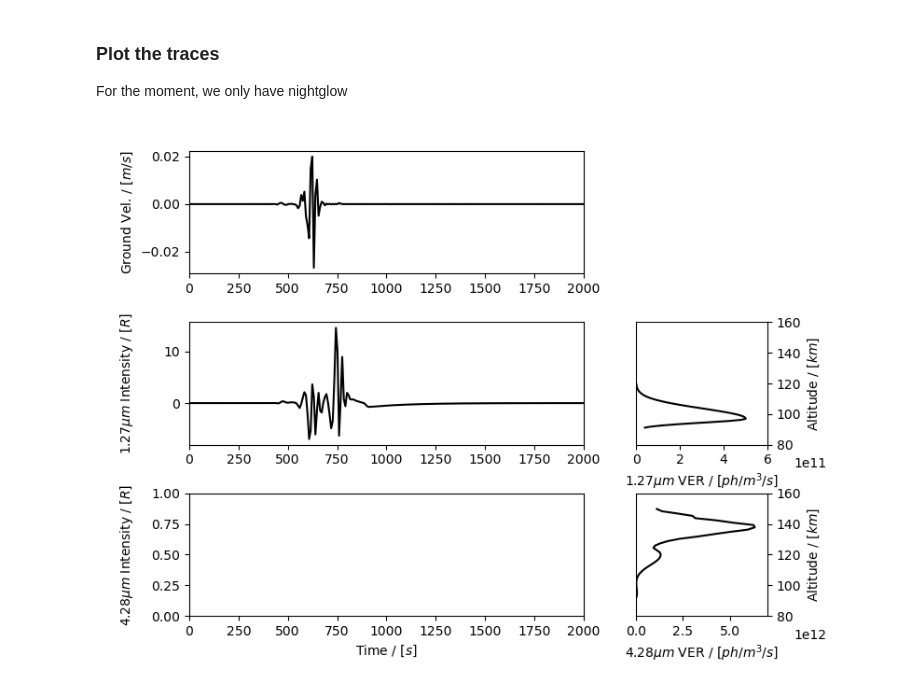
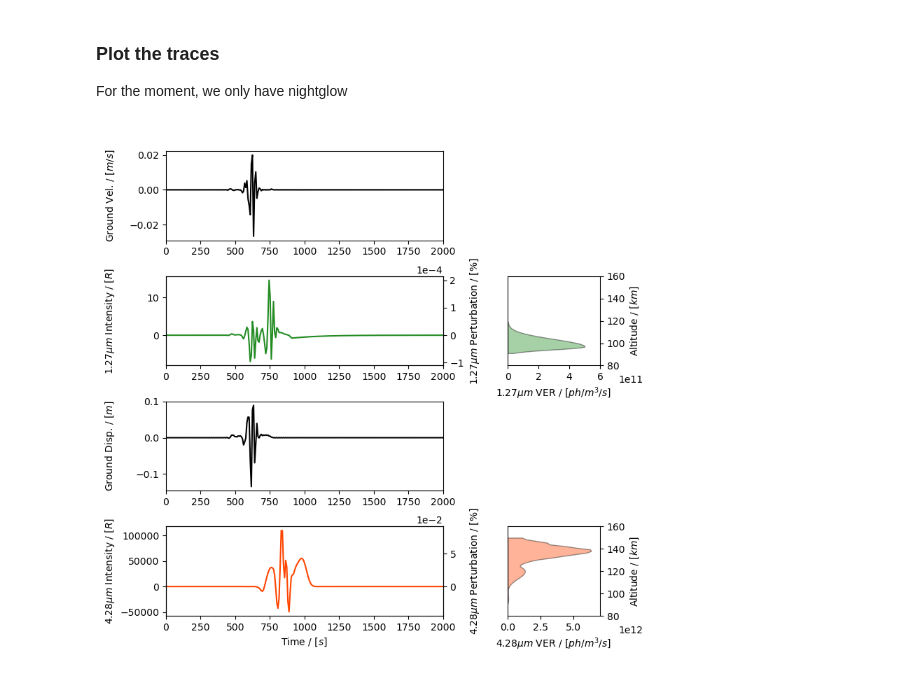
Before and after one commit to QuentinBrissaud/airglow_model, a Jupyter notebook: Test_new_scalers.ipynb, the cells around one changed output. Drawn from its saved outputs; the diff is of its cells as text; code cells hidden in the pictures.

Commit message:
Added dayglow calculation

```diff
--- a/Test_new_scalers.ipynb
+++ b/Test_new_scalers.ipynb
@@ -139,13 +157,26 @@ Grid save completed.
 For the moment, we only have nightglow
 # %%
 from matplotlib.gridspec import GridSpec
+plt.clf()
+c_dayglow = "orangered"
+c_nightglow = "forestgreen"
+### Load VER grids:
+I_nightglow = np.load(dir_save + "nightglow_I_t.npy")
+VER_Vz_nightglow = np.load(dir_save + "nightglow_dver_t.npy")
+I_dayglow = np.load(dir_save + "dayglow_I_t.npy")
+VER_Uz_dayglow = np.load(dir_save + "dayglow_dver_t.npy")
 
-### Load VER grids:
-Intensity = np.load(dir_save + "I_t.npy")
-VER_Vz = np.load(dir_save + "dver_t.npy")
 time = AIRGLOW.t_new
+###
 z_ver_127 = AIRGLOW.z_1_27_calc_km
 z_ver_428 = AIRGLOW.z_4_28_calc_km
+### Background VER
+VER_127 = AIRGLOW.f_VER_1_27(z_ver_127)
+VER_428 = AIRGLOW.f_VER_4_28(z_ver_428)
+### Background Intensity
+I_background_nightglow = ar.integrate_line_of_sight(VER_127, z_ver_127*1e3, 1.27)  # z needs to be in meter
+I_background_dayglow   = ar.integrate_line_of_sight(VER_428, z_ver_428*1e3, 4.28)  # z needs to be in meter
+
 
 ### Select a location:
 ns, es       = 1000e3, 0e3
@@ -153,47 +184,58 @@ idx = np.argmin(np.sqrt((AIRGLOW.NN-ns)**2+(AIRGLOW.EE-es)**2))
 i_east, i_north = 0, idx
 
 ### Create figure
-fig = plt.figure(figsize=(8, 6))
-gs = GridSpec(3, 2, figure=fig, width_ratios=[3, 1])
+fig = plt.figure(figsize=(8, 8))
+gs = GridSpec(4, 2, figure=fig, width_ratios=[3, 1])
 
-axes = [fig.add_subplot(gs[i, 0]) for i in range(3)]
+axes = [fig.add_subplot(gs[i, 0]) for i in range(4)]
 axv1 = fig.add_subplot(gs[1, 1])
-axv2 = fig.add_subplot(gs[2, 1])
+axv2 = fig.add_subplot(gs[3, 1])
 
-axes[0].plot(time, VER_Vz[i_east, i_north, 0,:,0], c="k")
+axes[0].plot(time, VER_Vz_nightglow[i_east, i_north, 0,:,0], c="k")
 axes[0].set_ylabel(r"Ground Vel. / [$m/s$]")
 ###
-axes[1].plot(time, Intensity[i_east, i_north, :], c="k")
+axes[1].plot(time, I_nightglow[i_east, i_north, :], c=c_nightglow)
 axes[1].set_ylabel(r"1.27$\mu m$ Intensity / [$R$]")
+ax1b = axes[1].twinx()   ### Plot as purcentage of background intensity
+ax1b.plot(time, I_nightglow[i_east, i_north, :]/I_background_nightglow*100, ls=" ")
+ax1b.set_ylabel(r"1.27$\mu m$ Perturbation / [%]")
+ax1b.ticklabel_format(axis='y', style='sci', scilimits=(0,0))
 ###
-#axes[2].plot(time, Intensity[i_east, i_north, :], c="k")
-axes[2].set_ylabel(r"4.28$\mu m$ Intensity / [$R$]")
+axes[2].plot(time, VER_Uz_dayglow[i_east, i_north, 0,:,0], c="k")
+axes[2].set_ylabel(r"Ground Disp. / [$m$]")
+###
+axes[3].plot(time, I_dayglow[i_east, i_north, :], c=c_dayglow)
+axes[3].set_ylabel(r"4.28$\mu m$ Intensity / [$R$]")
+ax3b = axes[3].twinx()   ### Plot as purcentage of background intensity
+ax3b.plot(time, I_dayglow[i_east, i_north, :]/I_background_dayglow*100, ls=" ")
+ax3b.set_ylabel(r"4.28$\mu m$ Perturbation / [%]")
+ax3b.ticklabel_format(axis='y', style='sci', scilimits=(0,0))
 
 ### Plot VER profiles
-axv1.plot(AIRGLOW.f_VER_1_27(z_ver_127), z_ver_127, c="k")
+axv1.fill_betweenx(z_ver_127, 0, VER_127, edgecolor="k", facecolor=c_nightglow, alpha=0.4)
 axv1.set_ylabel(r"Altitude / [$km$]")
 axv1.set_xlabel(r"1.27$\mu m$ VER / [$ph/m^3/s$]")
 ###
-axv2.plot(AIRGLOW.f_VER_4_28(z_ver_428), z_ver_428, c="k")
+axv2.fill_betweenx(z_ver_428, 0, VER_428, edgecolor="k", facecolor=c_dayglow, alpha=0.4)
 axv2.set_ylabel(r"Altitude / [$km$]")
 axv2.set_xlabel(r"4.28$\mu m$ VER / [$ph/m^3/s$]")
 
 
 ###
 axes[-1].set_xlabel("Time / [$s$]")
 for ax in axes:
     ax.set_xlim(0,2000)
 axv1.set_xlim(0, 6e11)
 axv2.set_xlim(0, 7e12)
 for ax in [axv1, axv2]:
     ax.set_ylim(80,160)
     ax.yaxis.set_label_position("right")
     ax.yaxis.tick_right()
     ax.xaxis.get_offset_text().set_position((1.2, 1.0))  # (x, y) in axis coordinates
     ax.xaxis.get_offset_text().set_horizontalalignment('left')
     ax.xaxis.get_offset_text().set_verticalalignment('bottom')
 
-fig.subplots_adjust(hspace=0.4, wspace=0.2, bottom=0.12, top=0.95)
+fig.subplots_adjust(hspace=0.4, wspace=0.35, bottom=0.12, top=0.95)
 fig.align_labels()
 # %% [output]
-[figure, old version]
+[figure, new version]
```
Also changed, not shown: parts of 2 cells of this notebook, 2 other files.
